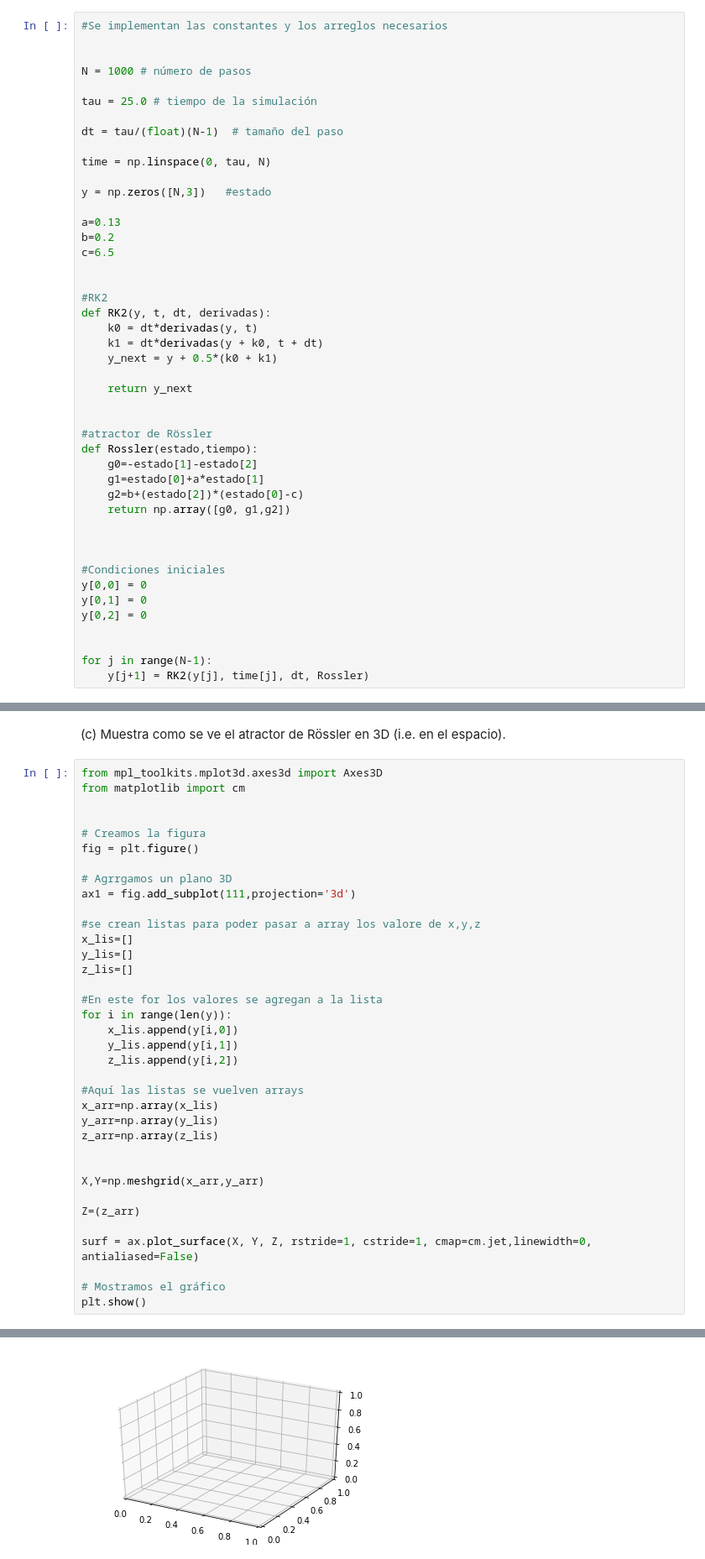
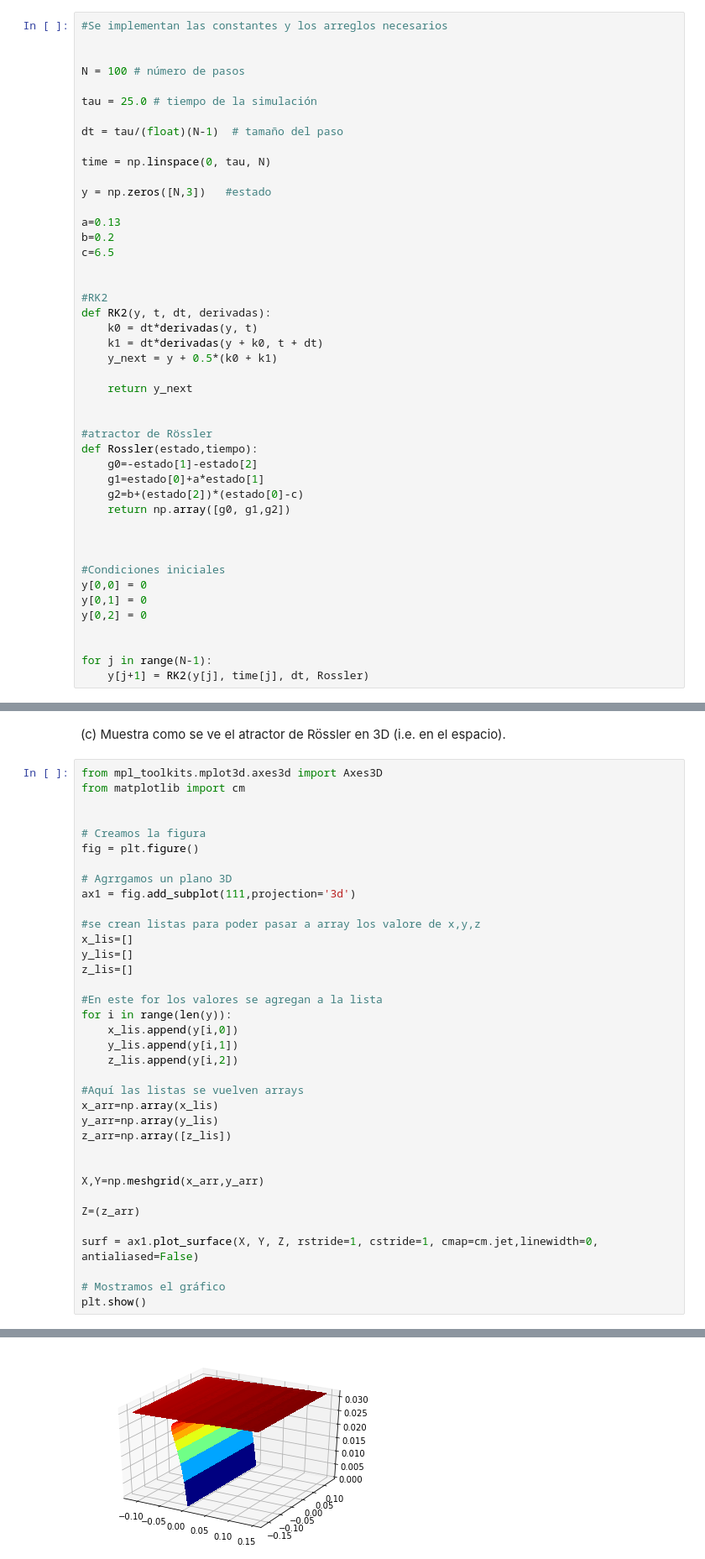
Before and after one commit to jesusigarmor/Matematicas-computacionales-fall2020, a Jupyter notebook: alumnos/anacris2802/Examen/Examen.ipynb, the cells around one changed output, grey strips where cells are left out. Shown at 84% size. Drawn from its saved outputs; the diff is of its cells as text.

```diff
--- a/alumnos/anacris2802/Examen/Examen.ipynb
+++ b/alumnos/anacris2802/Examen/Examen.ipynb
@@ -197,7 +197,7 @@ use el método de Runge-Kutta de 2do orden.
 #Se implementan las constantes y los arreglos necesarios
 
 
-N = 1000 # número de pasos
+N = 100 # número de pasos
 
 tau = 25.0 # tiempo de la simulación
 
@@ -280,14 +280,14 @@ for i in range(len(y)):
 #Aquí las listas se vuelven arrays
 x_arr=np.array(x_lis)
 y_arr=np.array(y_lis)
-z_arr=np.array(z_lis)
+z_arr=np.array([z_lis])
 
 
 X,Y=np.meshgrid(x_arr,y_arr)
 
 Z=(z_arr)
 
-surf = ax.plot_surface(X, Y, Z, rstride=1, cstride=1, cmap=cm.jet,linewidth=0, antialiased=False)
+surf = ax1.plot_surface(X, Y, Z, rstride=1, cstride=1, cmap=cm.jet,linewidth=0, antialiased=False)
 
 # Mostramos el gráfico
 plt.show()
@@ -296 +295 @@ ValueError: Argument Z must be 2-dimensional.
-[figure, old version]
+[figure, new version]
```
Also changed, not shown: parts of 3 cells of this notebook.
